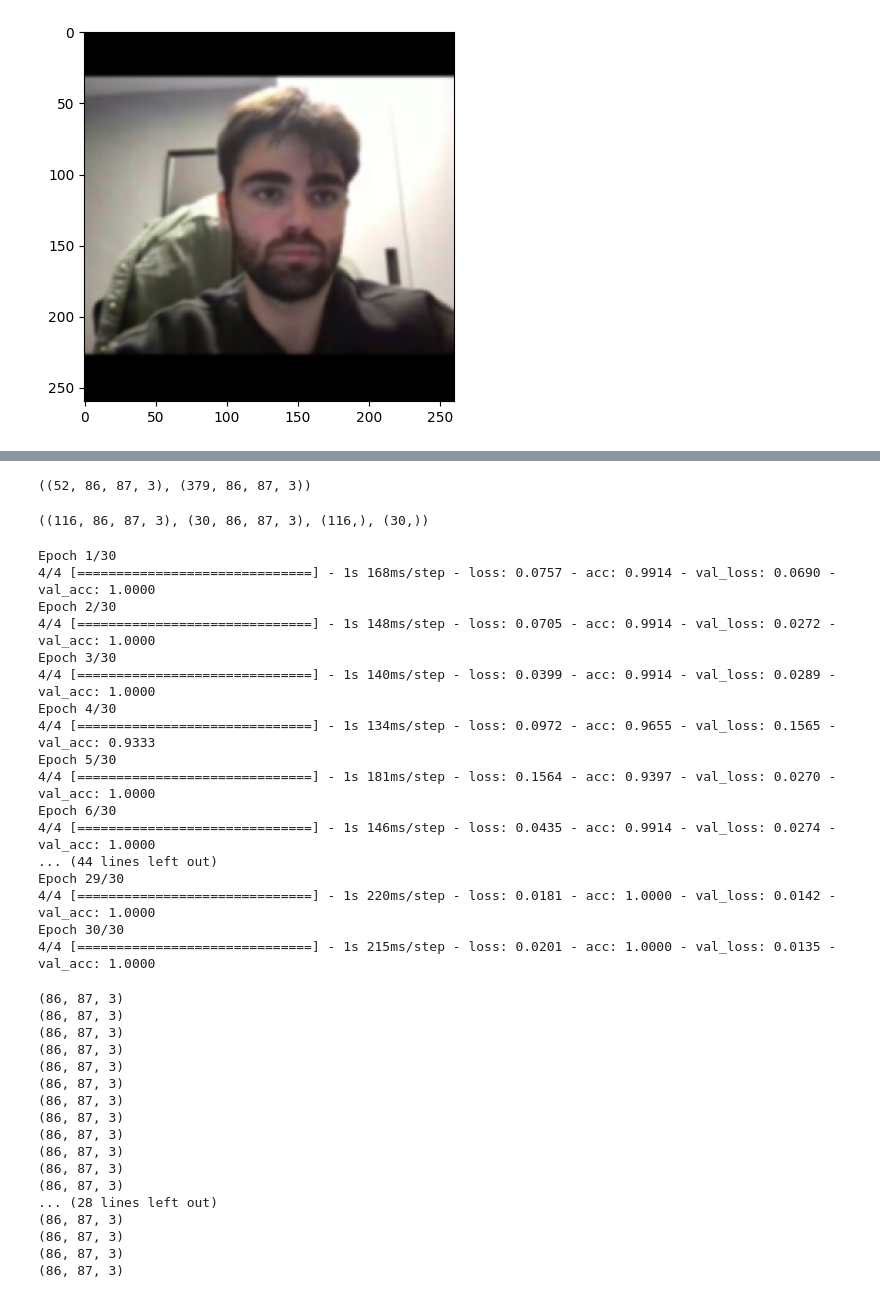
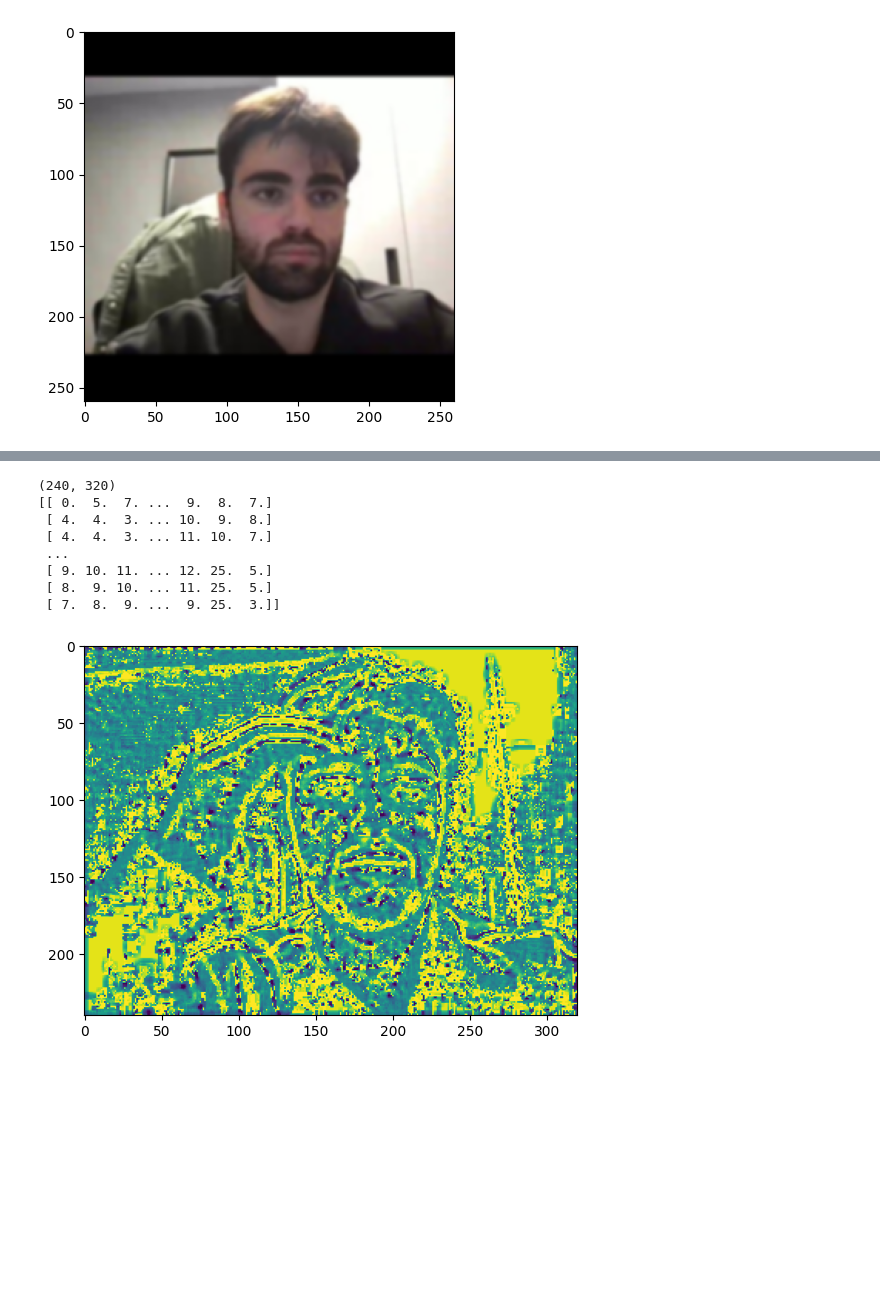
Before and after one commit to albertceballos0/GraphApp, a Jupyter notebook: backend/models.ipynb, the cells around one changed output, grey strips where cells are left out. Cells and saved outputs as stored; diff of their text form; code cells hidden in the pictures; blank space fills up the shorter version.

```diff
--- a/backend/models.ipynb
+++ b/backend/models.ipynb
@@ -237,4 +119,0 @@ images_persons = detect_faces(images_persons)
-# %%
-images_detected.shape, images_persons.shape
-# %% [output]
-((52, 86, 87, 3), (379, 86, 87, 3))
@@ -249,49 +120,26 @@ X_train, X_test, y_train, y_test = train_test_split(all_images, labels, test_siz
-# %%
-X_train = X_train.astype('float32') / 255
-X_test = X_test.astype('float32') / 255
-
-X_train.shape, X_test.shape, y_train.shape, y_test.shape
-# %% [output]
-((116, 86, 87, 3), (30, 86, 87, 3), (116,), (30,))
-# %%
-history = model.fit(X_train, y_train, epochs=30, validation_data=(X_test, y_test))
-# %% [output]
-Epoch 1/30
-4/4 [==============================] - 1s 168ms/step - loss: 0.0757 - acc: 0.9914 - val_loss: 0.0690 - val_acc: 1.0000
-Epoch 2/30
-4/4 [==============================] - 1s 148ms/step - loss: 0.0705 - acc: 0.9914 - val_loss: 0.0272 - val_acc: 1.0000
-Epoch 3/30
-4/4 [==============================] - 1s 140ms/step - loss: 0.0399 - acc: 0.9914 - val_loss: 0.0289 - val_acc: 1.0000
-Epoch 4/30
-4/4 [==============================] - 1s 134ms/step - loss: 0.0972 - acc: 0.9655 - val_loss: 0.1565 - val_acc: 0.9333
-Epoch 5/30
-4/4 [==============================] - 1s 181ms/step - loss: 0.1564 - acc: 0.9397 - val_loss: 0.0270 - val_acc: 1.0000
-Epoch 6/30
-4/4 [==============================] - 1s 146ms/step - loss: 0.0435 - acc: 0.9914 - val_loss: 0.0274 - val_acc: 1.0000
-... (44 lines left out)
-Epoch 29/30
-4/4 [==============================] - 1s 220ms/step - loss: 0.0181 - acc: 1.0000 - val_loss: 0.0142 - val_acc: 1.0000
-Epoch 30/30
-4/4 [==============================] - 1s 215ms/step - loss: 0.0201 - acc: 1.0000 - val_loss: 0.0135 - val_acc: 1.0000
-# %%
-new_images = read_images("../backend/fileRecognition/ma")
-new_images = np.array(new_images)
-new_images = detect_faces(new_images)
-# %% [output]
-(86, 87, 3)
-(86, 87, 3)
-(86, 87, 3)
-(86, 87, 3)
-(86, 87, 3)
-(86, 87, 3)
-(86, 87, 3)
-(86, 87, 3)
-(86, 87, 3)
-(86, 87, 3)
-(86, 87, 3)
-(86, 87, 3)
-... (28 lines left out)
-(86, 87, 3)
-(86, 87, 3)
-(86, 87, 3)
-(86, 87, 3)
+# %%
+
+# Cargar la imagen
+imagen = cv2.imread('../backend/fileRecognition/1604259/frame_15.jpg', cv2.IMREAD_GRAYSCALE)
+
+# Calcular el LBP
+radius = 3
+n_points = 8 * radius
+lbp = feature.local_binary_pattern(imagen, n_points, radius, method='uniform')
+
+
+print(imagen.shape)
+print(lbp)
+
+plt.imshow(lbp)
+plt.show()
+# %% [output]
+(240, 320)
+[[ 0.  5.  7. ...  9.  8.  7.]
+ [ 4.  4.  3. ... 10.  9.  8.]
+ [ 4.  4.  3. ... 11. 10.  7.]
+ ...
+ [ 9. 10. 11. ... 12. 25.  5.]
+ [ 8.  9. 10. ... 11. 25.  5.]
+ [ 7.  8.  9. ...  9. 25.  3.]]
+[figure, added]
```
Also changed, not shown: parts of 23 cells of this notebook, 4 other files.
